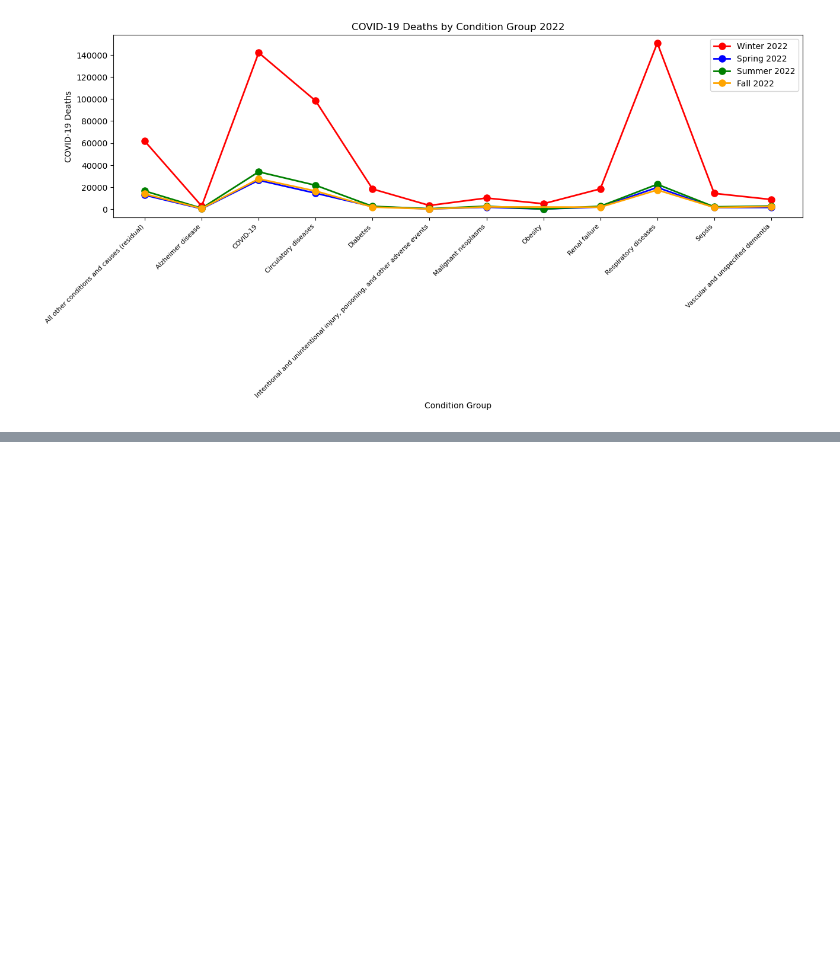
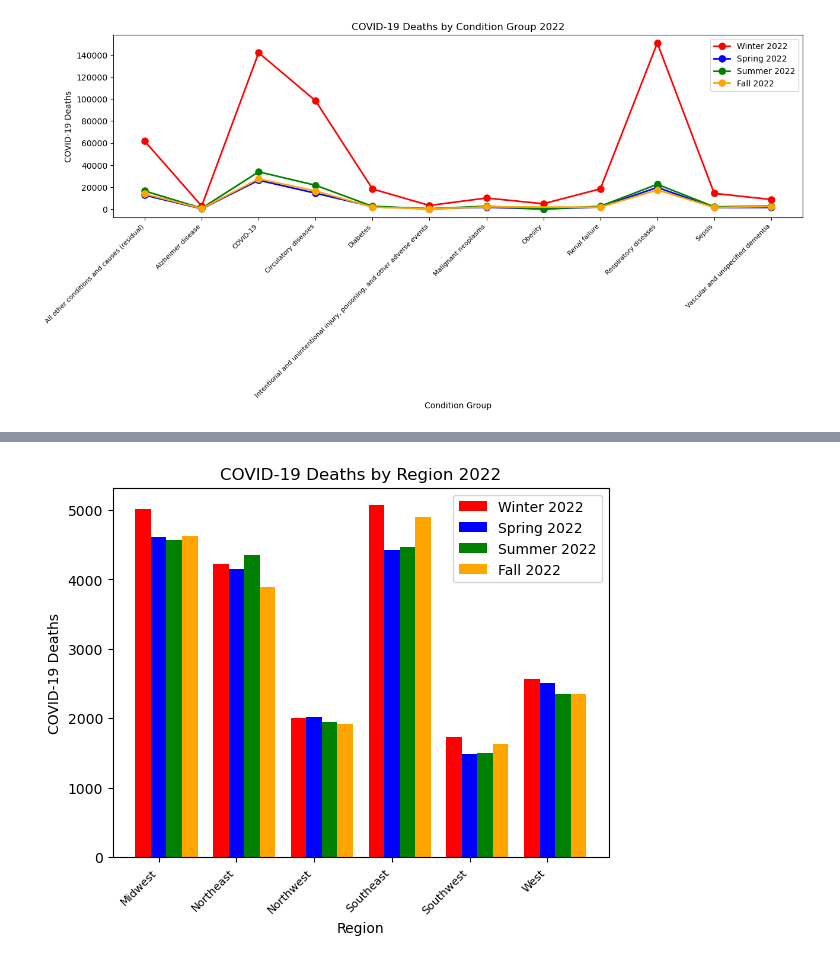
Before and after one commit to willbang548/Group_1, a Jupyter notebook: main.ipynb, the cells around one changed output, grey strips where cells are left out. Drawn from its saved outputs; the diff is of its cells as text; code cells hidden in the pictures; blank space fills up the shorter version.

```diff
--- a/main.ipynb
+++ b/main.ipynb
@@ -635,0 +804,30 @@ plt.show()
+# %%
+winter2022 = condition_data_2[condition_data_2['Season'] == 'Winter']
+
+spring2022 = condition_data_2[condition_data_2['Season'] == 'Spring']
+
+summer2022 = condition_data_2[condition_data_2['Season'] == 'Summer']
+
+fall2022 = condition_data_2[condition_data_2['Season'] == 'Fall']
+
+x = [winter2022['region'], spring2022['region'], summer2022['region'], fall2022['region']]
+y = [winter2022['Deaths'], spring2022['Deaths'], summer2022['Deaths'], fall2022['Deaths']]
+
+bar_width = 0.2
+shift = [-bar_width, 0, bar_width, 2*bar_width]
+
+
+colors = ['red', 'blue', 'green', 'orange']
+labels = ['Winter 2022', 'Spring 2022', 'Summer 2022', 'Fall 2022']
+for i in range(4):
+    plt.bar(np.arange(len(x[i])) + shift[i], y[i], width=bar_width, color=colors[i], label=labels[i])
+    plt.xticks(np.arange(len(x[i])), x[i], rotation=45, ha='right', fontsize=8)
+    plt.title('COVID-19 Deaths by Region 2022')
+    plt.xlabel('Region')
+    plt.ylabel('COVID-19 Deaths')
+    plt.legend()
+
+
+plt.savefig('figs/covid_deaths_by_region_2022.png')
+# %% [output]
+[figure, added]
```
Also changed, not shown: parts of 4 cells of this notebook, 8 other files.
